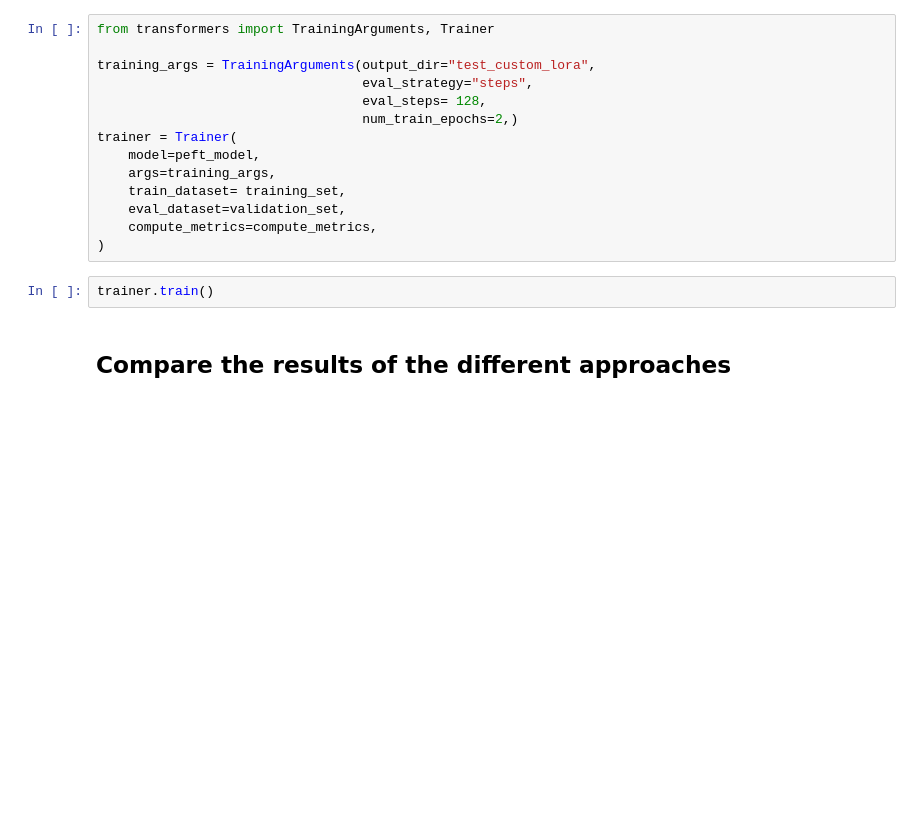
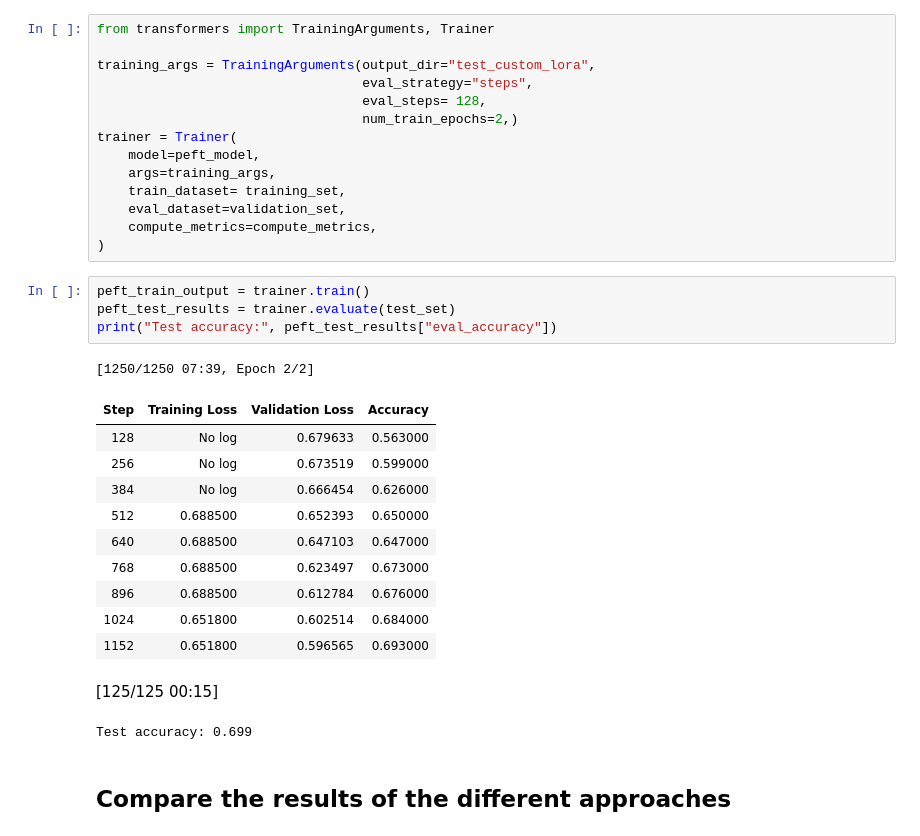
Before and after one commit to nourou-dine-cisse/M2IA-Shared-Projects, a Jupyter notebook: NLP/TP3/lora.ipynb, the cells around one changed output. Saved outputs shown, nothing was run; the diff lists cells and outputs as text; blank space fills up the shorter version.

```diff
--- a/NLP/TP3/lora.ipynb
+++ b/NLP/TP3/lora.ipynb
@@ -176,6 +326,22 @@ trainer = Trainer(
     compute_metrics=compute_metrics,
 )
 # %%
-trainer.train()
+peft_train_output = trainer.train()
+peft_test_results = trainer.evaluate(test_set)
+print("Test accuracy:", peft_test_results["eval_accuracy"])
+# %% [output]
+[1250/1250 07:39, Epoch 2/2]
+| Step | Training Loss | Validation Loss | Accuracy |
+| 128 | No log | 0.679633 | 0.563000 |
+| 256 | No log | 0.673519 | 0.599000 |
+| 384 | No log | 0.666454 | 0.626000 |
+| 512 | 0.688500 | 0.652393 | 0.650000 |
+| 640 | 0.688500 | 0.647103 | 0.647000 |
+| 768 | 0.688500 | 0.623497 | 0.673000 |
+| 896 | 0.688500 | 0.612784 | 0.676000 |
+| 1024 | 0.651800 | 0.602514 | 0.684000 |
+| 1152 | 0.651800 | 0.596565 | 0.693000 |
+[125/125 00:15]
+Test accuracy: 0.699
 # %% [markdown]
 ## Compare the results of the different approaches
```
Also changed, not shown: parts of 18 cells of this notebook.
